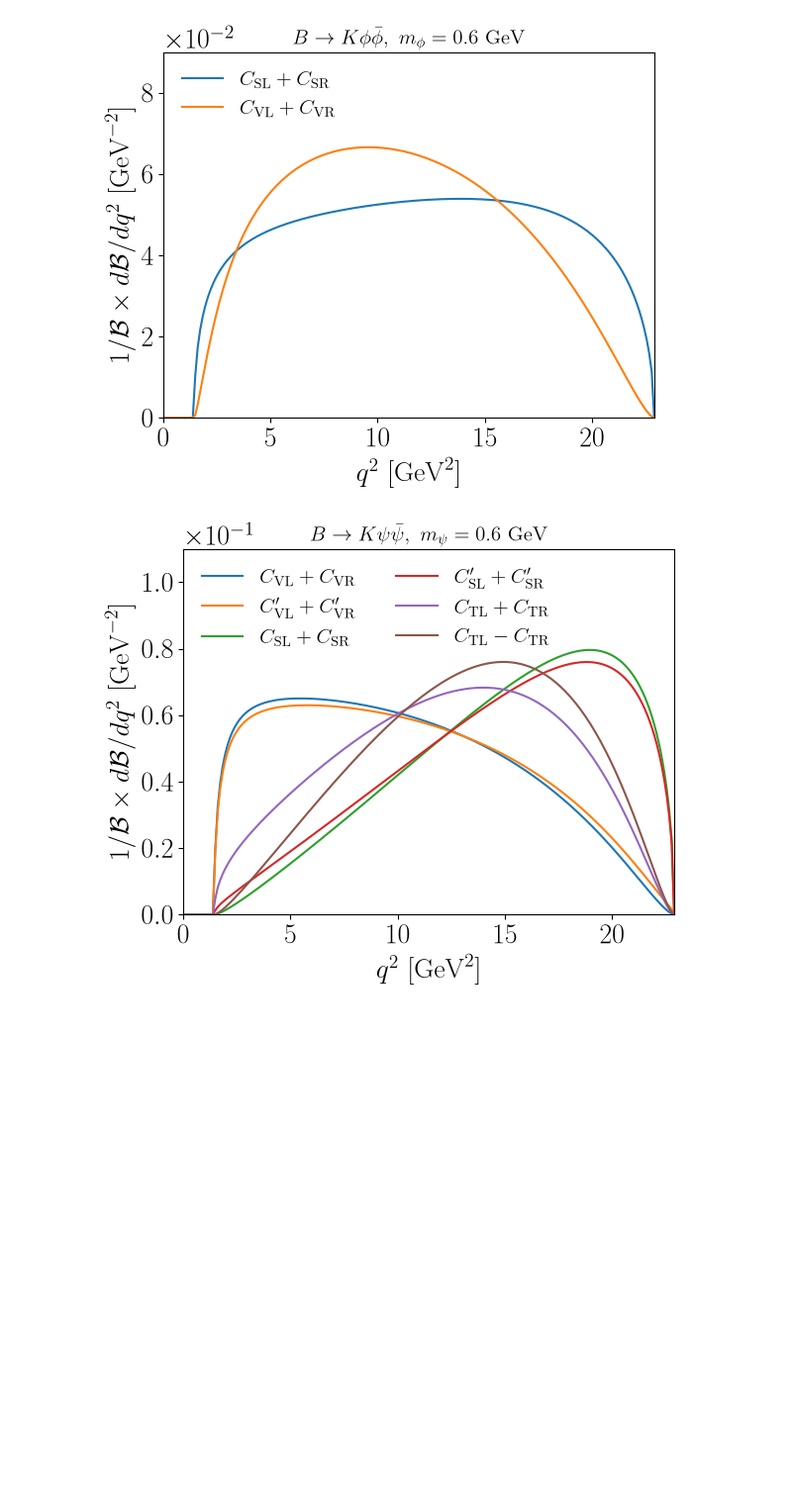
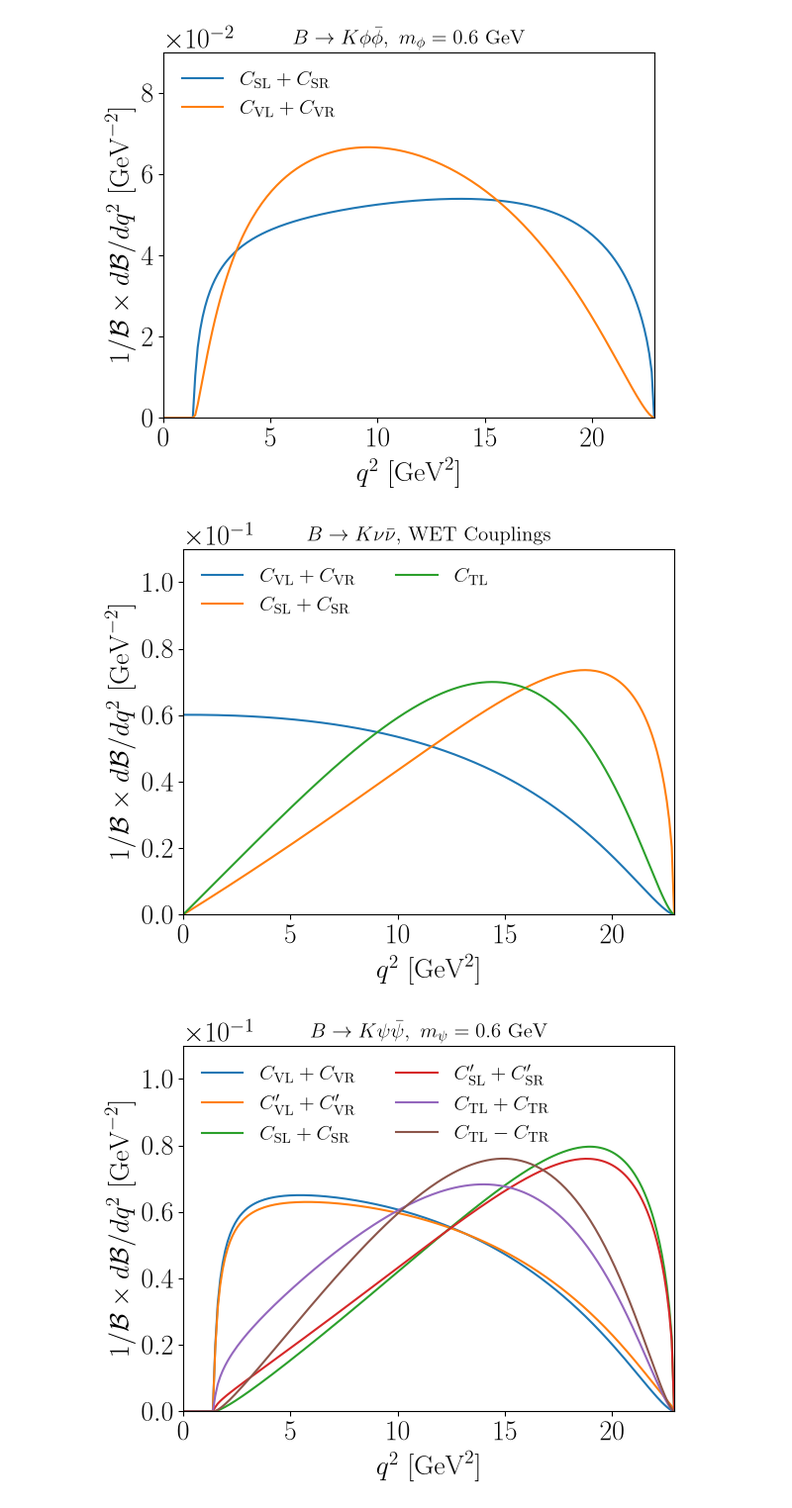
Before and after one commit to PatrickBolton/bk-invisible-fits, a Jupyter notebook: notebooks/01_BR_plots.ipynb, the cells around one changed output. Shown at 99% size. Drawn from its saved outputs; the diff is of its cells as text; code cells hidden in the pictures; blank space fills up the shorter version.

```diff
--- a/notebooks/01_BR_plots.ipynb
+++ b/notebooks/01_BR_plots.ipynb
@@ -44,6 +44,15 @@ plot_spectra({
    file = "BtoK_3body_scalar.pdf")
 # %% [output]
 [figure]
+# %%
+plot_spectra({
+    r'$C_{\rm VL} + C_{\rm VR}$': Model("nunu", m, CVL = 1.),
+    r'$C_{\rm SL} + C_{\rm SR}$': Model("nunu", m, CSL = 1.),
+    r'$C_{\rm TL}$': Model("nunu", m, CTL = 1.),
+}, K, ylim = (0, 0.11), title = r'$B\to K \nu\bar{\nu}$, WET Couplings',
+   file = "BtoK_3body_WET.pdf", ncol = 2)
+# %% [output]
+[figure, added]
 # %%
 plot_spectra({
     r'$C_{\rm VL} + C_{\rm VR}$': Model("psipsi", m, CVL = 1., CVR = 1.),
```
Also changed, not shown: parts of 4 cells of this notebook, 7 other files.
